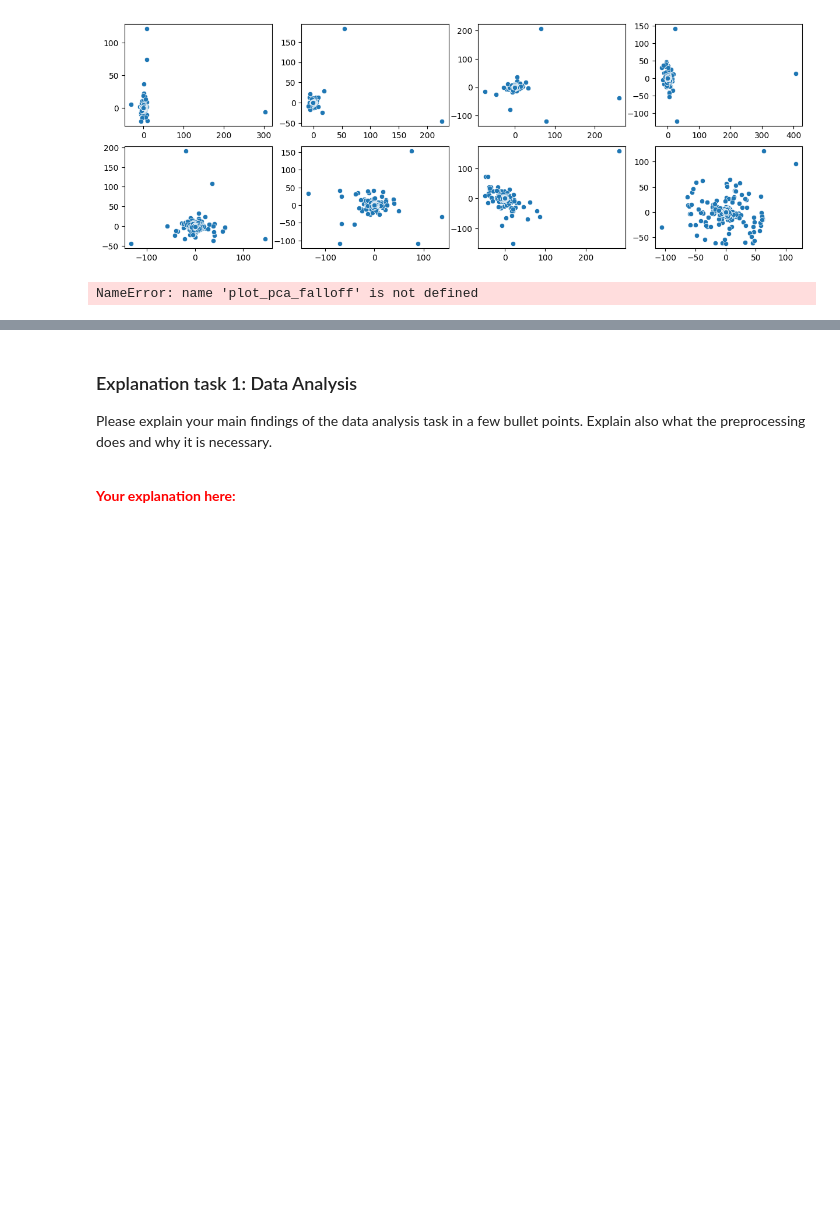
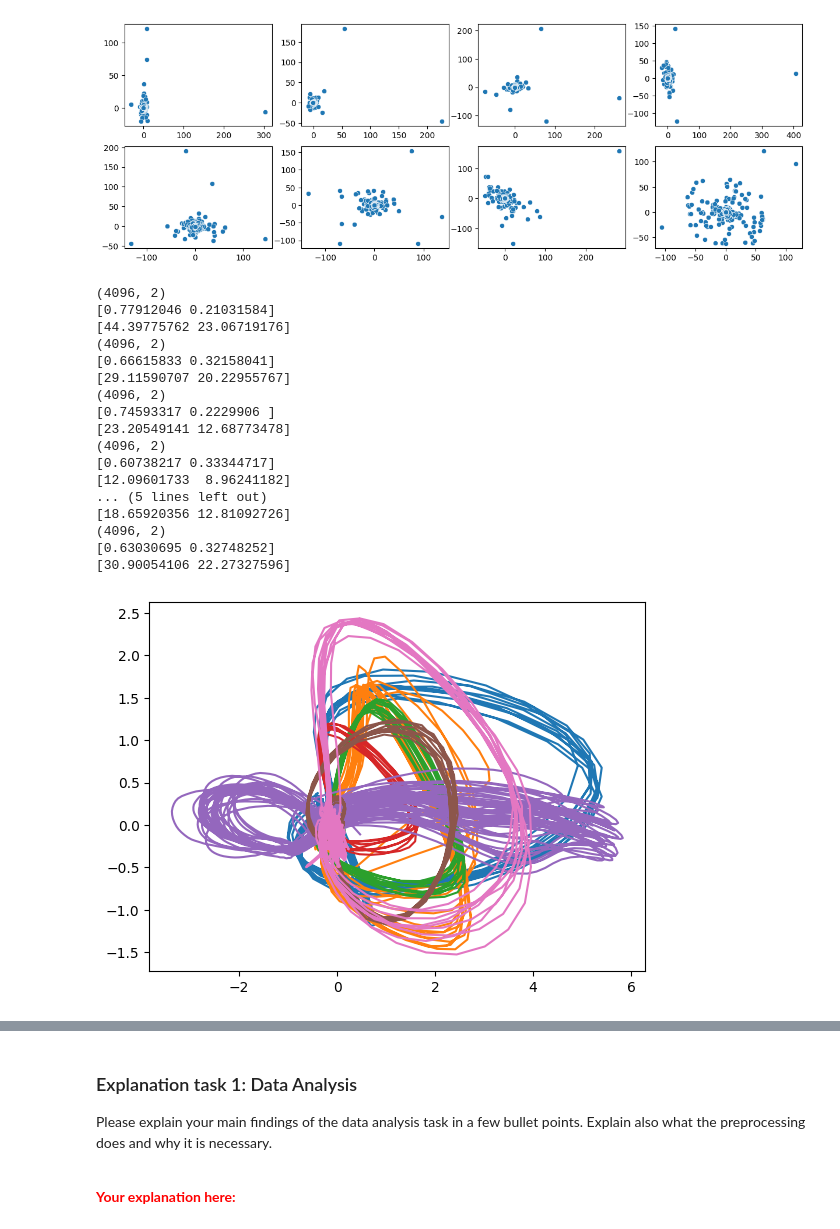
Before and after one commit to molen89/wasp-assignmen-af-classification, a Jupyter notebook: assignment_ecg_classification.ipynb, the cells around one changed output, grey strips where cells are left out. Saved outputs shown, nothing was run; the diff lists cells and outputs as text; code cells hidden in the pictures; blank space fills up the shorter version.

```diff
--- a/assignment_ecg_classification.ipynb
+++ b/assignment_ecg_classification.ipynb
@@ -454,50 +433,53 @@ def plot_pca(data):
 plot_pca(data)
 # %% [output]
 [figure]
-# %%
-plot_pca_falloff(data[0])
-# %% [output]
-NameError: name 'plot_pca_falloff' is not defined
 # %%
 import numpy as np
 from sklearn.decomposition import PCA
 
 
-def plot_pca_falloff(data):
-  fig, axs = plt.subplots(2, figsize=(5,8))
-
-  var = []
-  sing = []
-  # for i in range(data.shape[-1]):
-  pca = PCA(n_components=data.shape[-1])
-  out = pca.fit_transform(data)
-  print(pca.explained_variance_ratio_)
-  print(pca.singular_values_)
-  sns.lineplot(pca.singular_values_, label="singular_values", ax=axs[0])
-  sns.lineplot(pca.explained_variance_ratio_, label="explained_variance_ratio", ax=axs[1])
 
 
 
 def plot_pca(data):
 
     pca = PCA(n_components=2)
     out = pca.fit_transform(data)
     # sns.scatterplot(x=out[:, 0], y=out[:, 1])
     plt.plot(out[:, 0], out[:, 1], "-")
     print(out.shape)
 
     print(pca.explained_variance_ratio_)
     print(pca.singular_values_)
 
     data_hat = pca.inverse_transform(out)
     # plot_datapoint(data)
     # plot_datapoint(data_hat)
 
 
 plot_pca(data[0])
 plot_pca(data[1])
 plot_pca(data[2])
 plot_pca(data[3])
 plot_pca(data[4])
 plot_pca(data[5])
 plot_pca(data[6])
+# %% [output]
+(4096, 2)
+[0.77912046 0.21031584]
+[44.39775762 23.06719176]
+(4096, 2)
+[0.66615833 0.32158041]
+[29.11590707 20.22955767]
+(4096, 2)
+[0.74593317 0.2229906 ]
+[23.20549141 12.68773478]
+(4096, 2)
+[0.60738217 0.33344717]
+[12.09601733  8.96241182]
+... (5 lines left out)
+[18.65920356 12.81092726]
+(4096, 2)
+[0.63030695 0.32748252]
+[30.90054106 22.27327596]
+[figure, added]
```
Also changed, not shown: parts of 8 cells of this notebook.
